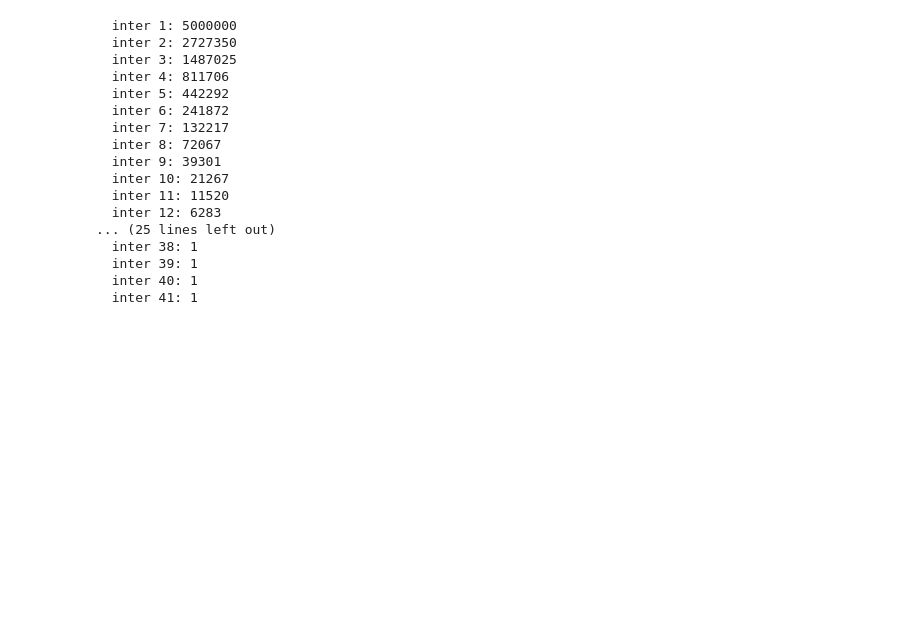
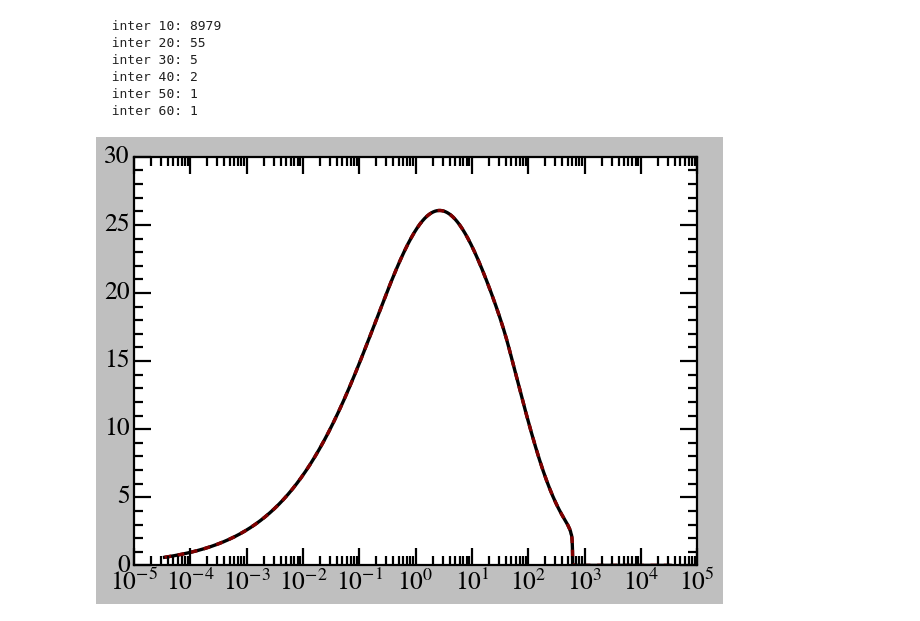
Before and after one commit to vinh-qtran/eddington_ICs_sampling, a Jupyter notebook: example.ipynb, the cells around one changed output. Drawn from its saved outputs; the diff is of its cells as text; code cells hidden in the pictures; blank space fills up the shorter version.

```diff
--- a/example.ipynb
+++ b/example.ipynb
@@ -71,25 +86,35 @@ nfw_reconstructed_rho_bins = nfw_ics.reconstruct_density(
 
 part_mass,\
 part_x, part_y, part_z,\
-part_vx, part_vy, part_vz = nfw_ics.generate_ICs(output=None,)
+part_vx, part_vy, part_vz = nfw_ics.generate_ICs(output='../Test Halos/1e10/ICs_m-1e10_N-2e6.hdf5',)
 
 part_r = np.sqrt(part_x**2 + part_y**2 + part_z**2)
 part_vs = np.array([part_vx, part_vy, part_vz]).T
 # %% [output]
-  inter 1: 5000000
-  inter 2: 2727350
-  inter 3: 1487025
-  inter 4: 811706
-  inter 5: 442292
-  inter 6: 241872
-  inter 7: 132217
-  inter 8: 72067
-  inter 9: 39301
-  inter 10: 21267
-  inter 11: 11520
-  inter 12: 6283
-... (25 lines left out)
-  inter 38: 1
-  inter 39: 1
-  inter 40: 1
-  inter 41: 1
+  inter 10: 8979
+  inter 20: 55
+  inter 30: 5
+  inter 40: 2
+  inter 50: 1
+  inter 60: 1
+# %%
+_delta_rho_sigma_r_sqr_integrand = nfw_ics.G * nfw_ics.mass_bins * nfw_ics.rho_bins / nfw_ics.r_bins**2
+_delta_rho_sigma_r_sqr_bins = cumulative_trapezoid(
+    _delta_rho_sigma_r_sqr_integrand, nfw_ics.r_bins, initial=0
+)
+_sigma_r_bins = np.sqrt(
+    (_delta_rho_sigma_r_sqr_bins[-1] - _delta_rho_sigma_r_sqr_bins) / nfw_ics.rho_bins
+)
+
+plt.plot(nfw_ics.r_bins, nfw_ics.sigma_r_bins, label='NFW density', color='black')
+plt.plot(nfw_ics.r_bins, _sigma_r_bins, label='NFW density', color='maroon', linestyle='--')
+
+plt.xscale('log')
+# plt.yscale('log')
+
+# plt.ylim(1e-0, 1e13)
+
+plt.tight_layout()
+plt.show()
+# %% [output]
+[figure, added]
```
Also changed, not shown: parts of 10 cells of this notebook, 5 other files.
